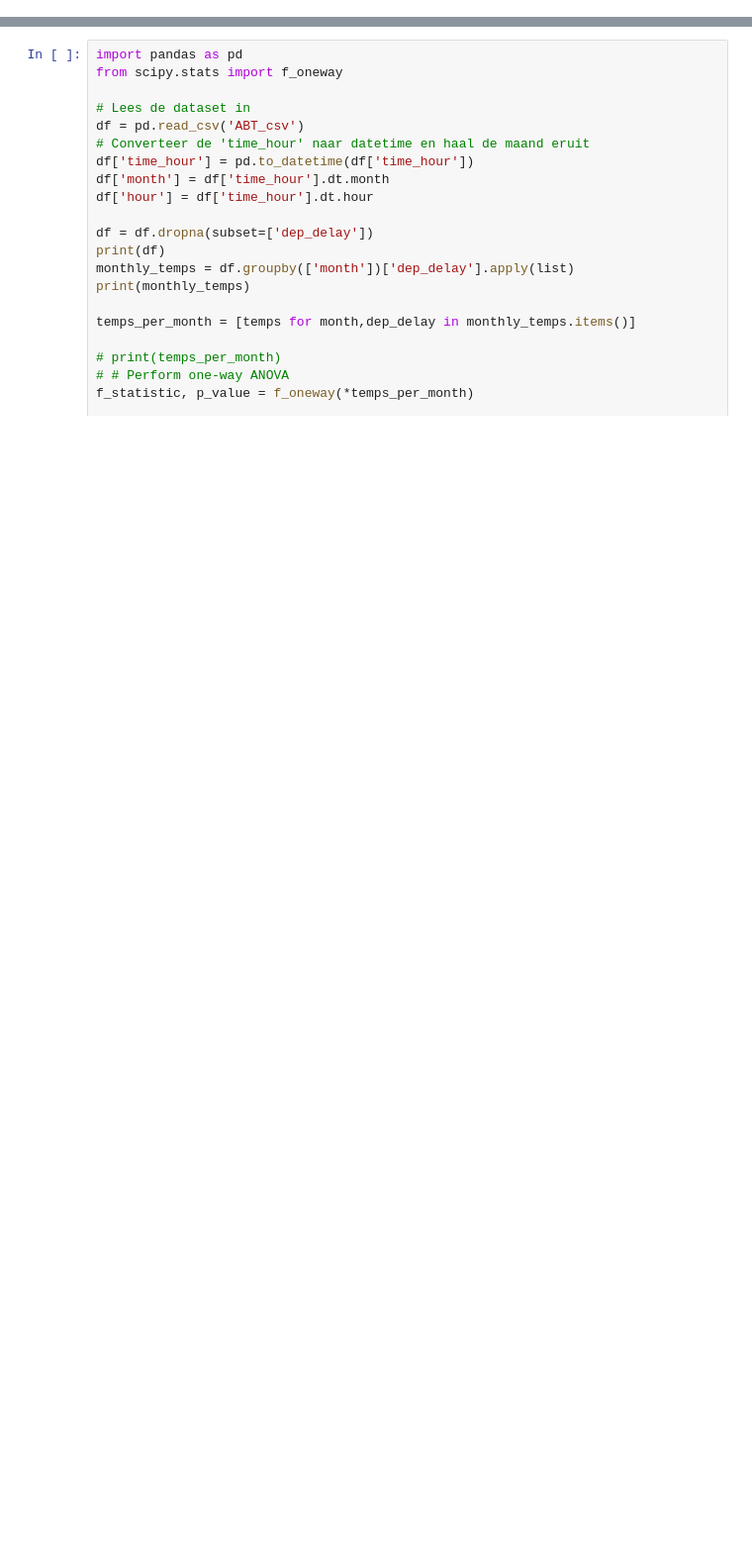
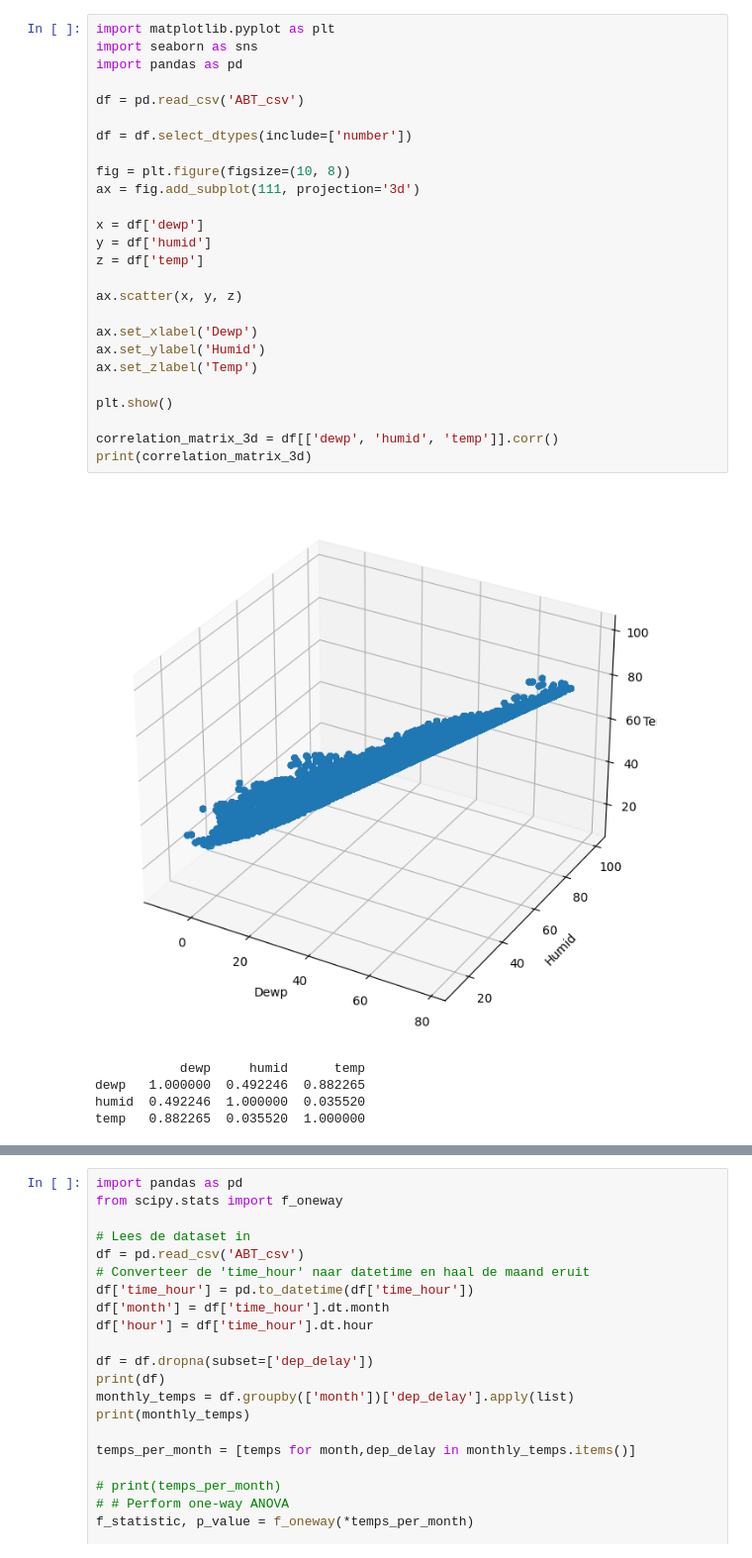
Before and after one commit to TheFizzlee/ADS, a Jupyter notebook: CasusExploratieDataAnalyse.ipynb, the cells around one changed output, grey strips where cells are left out. Shown at 99% size. Saved outputs shown, nothing was run; the diff lists cells and outputs as text; blank space fills up the shorter version.

Commit message:
scatter plots gemaakt

```diff
--- a/CasusExploratieDataAnalyse.ipynb
+++ b/CasusExploratieDataAnalyse.ipynb
@@ -0,0 +1,32 @@
+# %%
+import matplotlib.pyplot as plt
+import seaborn as sns
+import pandas as pd
+
+df = pd.read_csv('ABT_csv')
+
+df = df.select_dtypes(include=['number'])
+
+fig = plt.figure(figsize=(10, 8))
+ax = fig.add_subplot(111, projection='3d')
+
+x = df['dewp']
+y = df['humid']
+z = df['temp']
+
+ax.scatter(x, y, z)
+
+ax.set_xlabel('Dewp')
+ax.set_ylabel('Humid')
+ax.set_zlabel('Temp')
+
+plt.show()
+
+correlation_matrix_3d = df[['dewp', 'humid', 'temp']].corr()
+print(correlation_matrix_3d)
+# %% [output]
+[figure, added]
+           dewp     humid      temp
+dewp   1.000000  0.492246  0.882265
+humid  0.492246  1.000000  0.035520
+temp   0.882265  0.035520  1.000000
```
Also changed, not shown: parts of 3 cells of this notebook.
